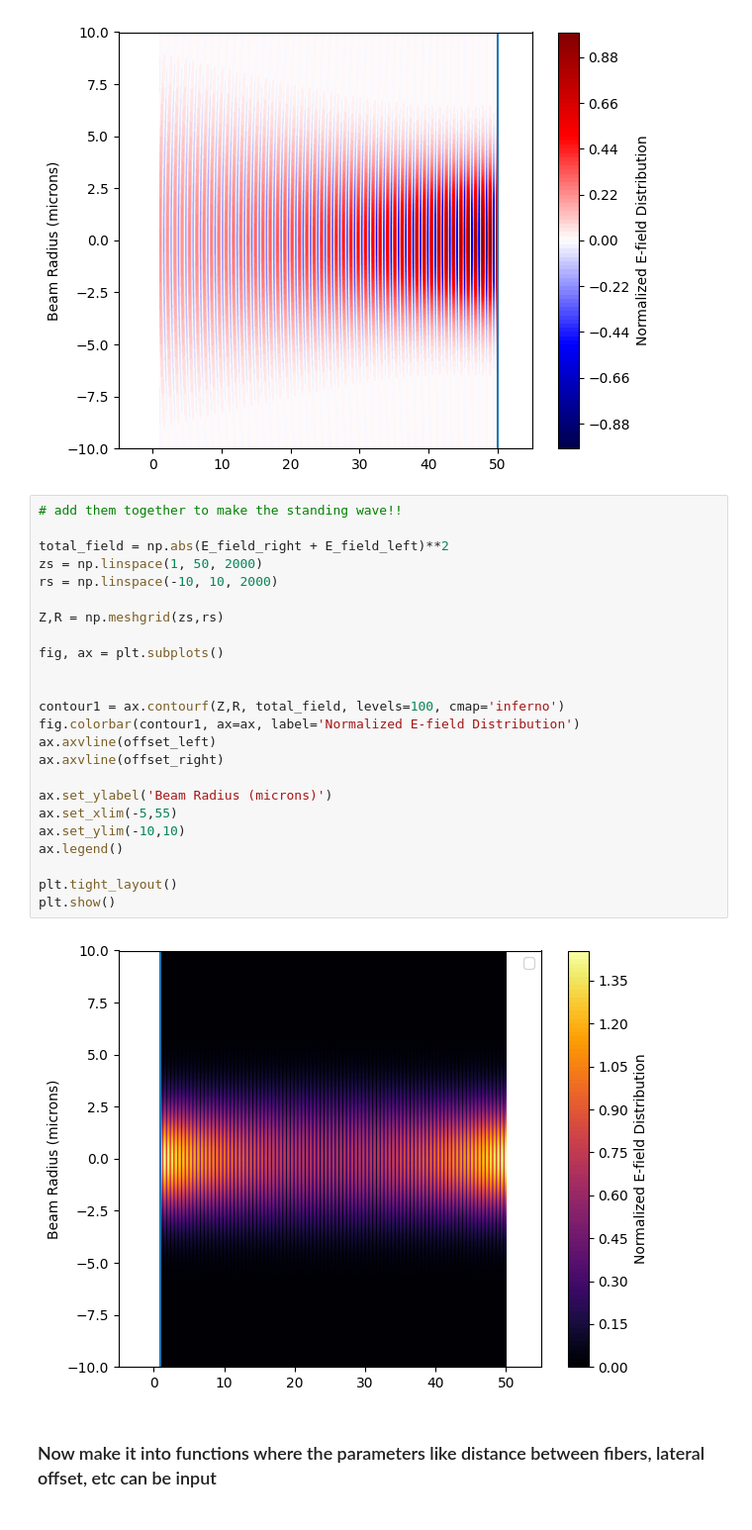
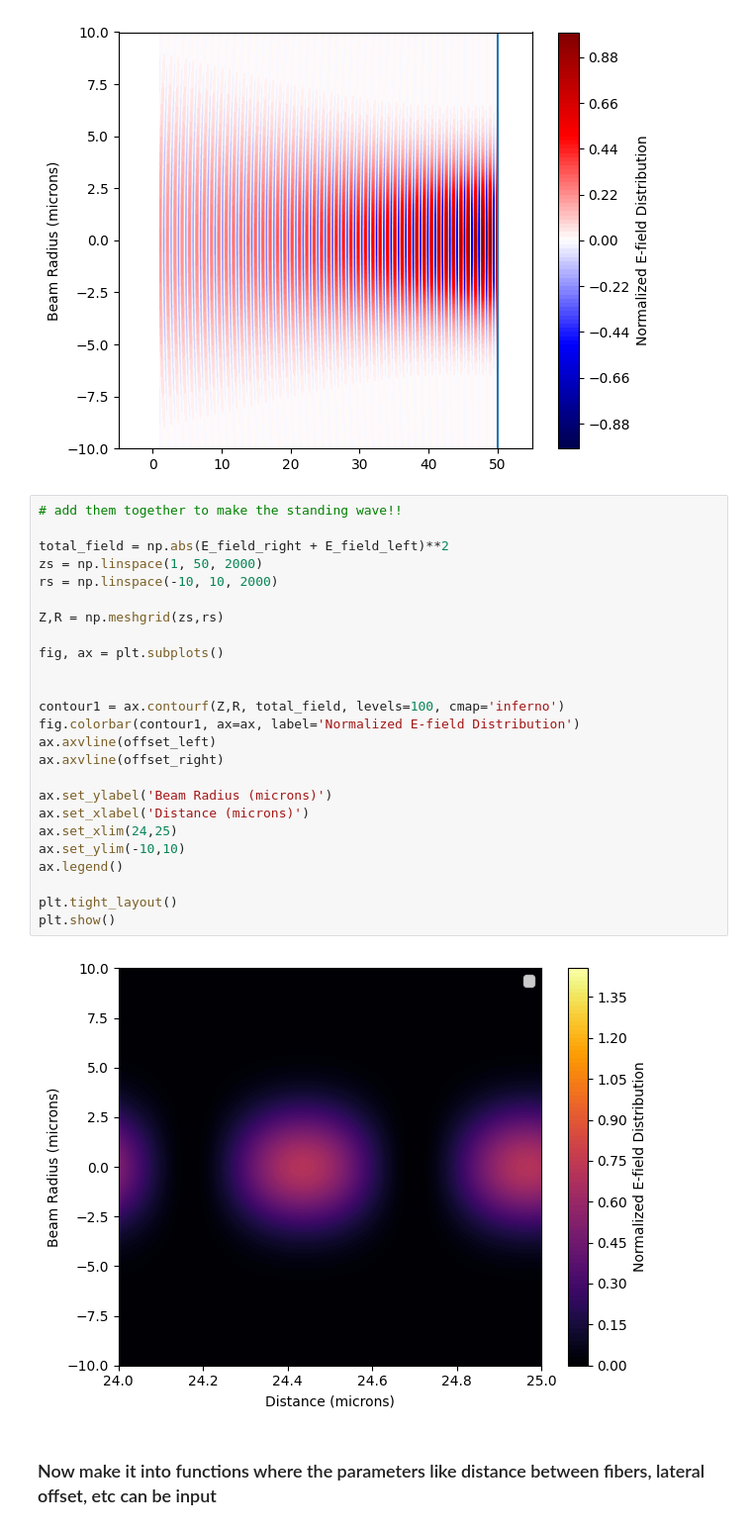
Before and after one commit to holly-faith/UCL2024, a Jupyter notebook: LPModes.ipynb, the cells around one changed output. Shown at 99% size. Drawn from its saved outputs; the diff is of its cells as text.

```diff
--- a/LPModes.ipynb
+++ b/LPModes.ipynb
@@ -345,29 +349,30 @@ plt.show()
 # %%
 # add them together to make the standing wave!!
 
 total_field = np.abs(E_field_right + E_field_left)**2
 zs = np.linspace(1, 50, 2000)
 rs = np.linspace(-10, 10, 2000)
 
 Z,R = np.meshgrid(zs,rs)
 
 fig, ax = plt.subplots()
 
 
 contour1 = ax.contourf(Z,R, total_field, levels=100, cmap='inferno')
 fig.colorbar(contour1, ax=ax, label='Normalized E-field Distribution')
 ax.axvline(offset_left)
 ax.axvline(offset_right)
 
 ax.set_ylabel('Beam Radius (microns)')
-ax.set_xlim(-5,55)
+ax.set_xlabel('Distance (microns)')
+ax.set_xlim(24,25)
 ax.set_ylim(-10,10)
 ax.legend()
 
 plt.tight_layout()
 plt.show()
 # %% [output]
-[figure, old version]
+[figure, new version]
 # %% [markdown]
 ### Now make it into functions where the parameters like distance between fibers, lateral offset, etc can be input
 # %%
```
Also changed, not shown: parts of 5 cells of this notebook, 3 other files.
